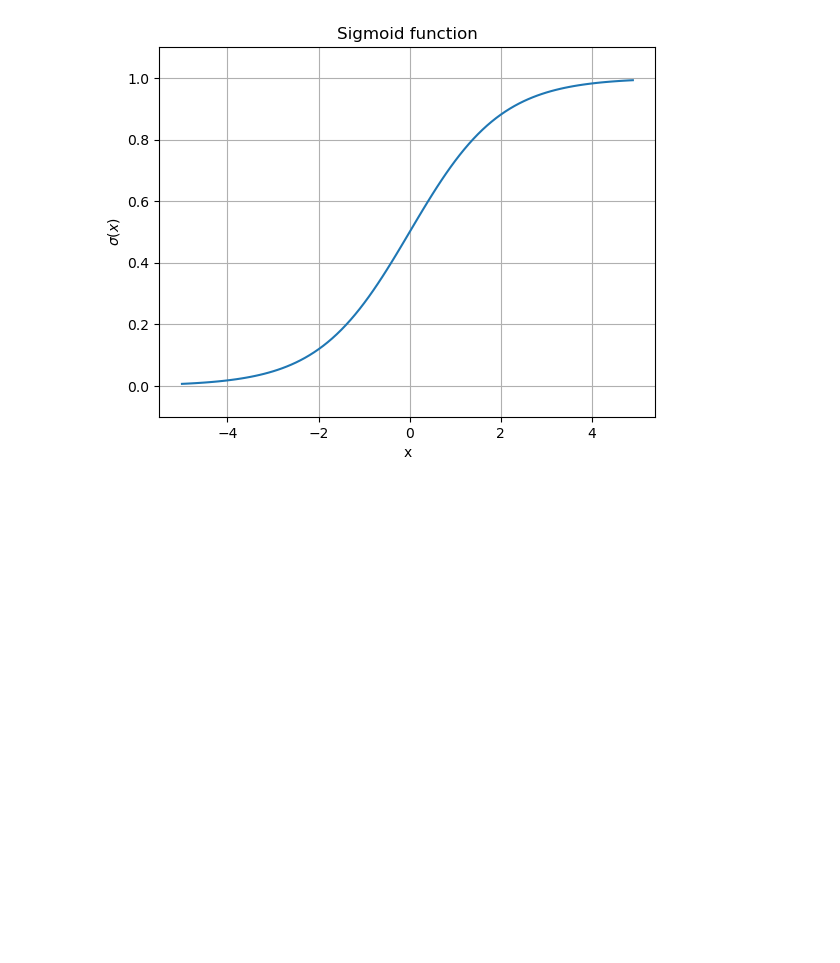
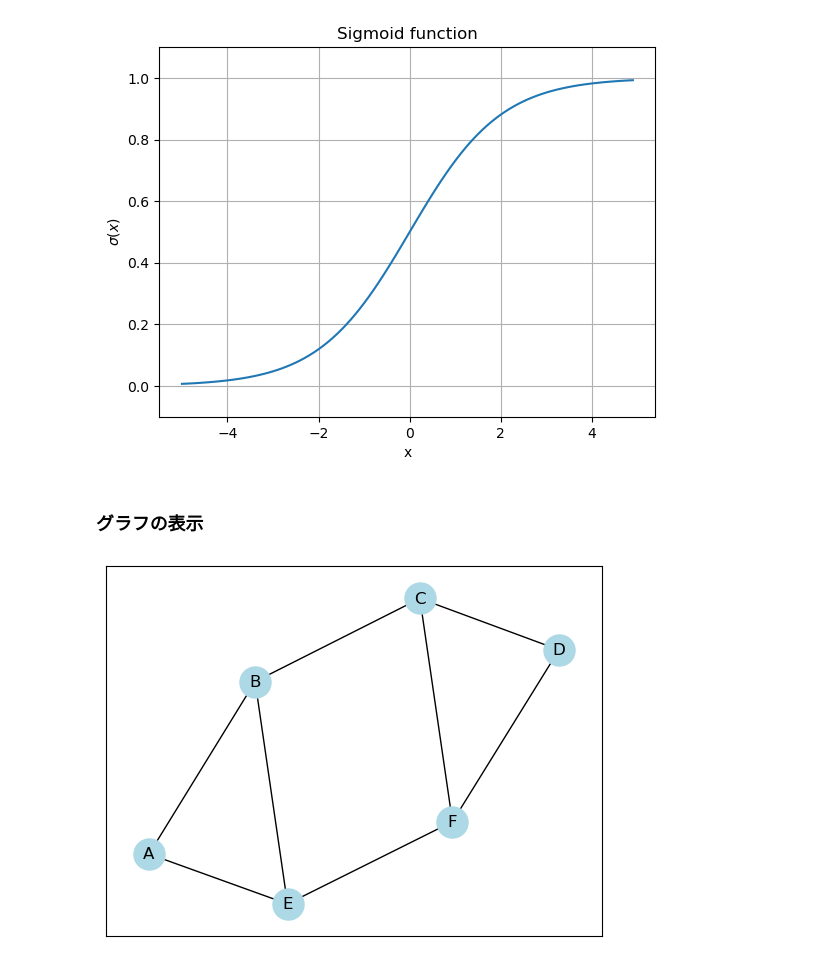
Before and after one commit to zakugus/FCP3, a Jupyter notebook: DA-4-G2.ipynb, the cells around one changed output. Cells and saved outputs as stored; diff of their text form; code cells hidden in the pictures; blank space fills up the shorter version.

```diff
--- a/DA-4-G2.ipynb
+++ b/DA-4-G2.ipynb
@@ -86,3 +86,37 @@ plt.ylabel("$\sigma(x)$")
 plt.show()
 # %% [output]
 [figure]
+# %% [markdown]
+### グラフの表示
+# %%
+### リスト3 ###
+
+import networkx as nx
+import matplotlib.pyplot as plt
+
+# グラフオブジェクトの作成
+G = nx.Graph()
+
+# エッジの追加
+G.add_edge('A', 'B')
+G.add_edge('A', 'E')
+G.add_edge('B', 'C')
+G.add_edge('B', 'E')
+G.add_edge('C', 'D')
+G.add_edge('C', 'F')
+G.add_edge('D', 'F')
+G.add_edge('E', 'F')
+
+
+# レイアウトの設定（ノードの配置）
+pos = nx.spring_layout(G) # ノードの位置をバネモデルによって決定
+
+# グラフの描画
+# ノードとエッジを描画
+nx.draw_networkx(G, pos, with_labels=True, node_color='lightblue', node_size=500)
+
+# 表示
+#plt.axis('off')
+plt.show()
+# %% [output]
+[figure, added]
```
Also changed, not shown: parts of 7 cells of this notebook.
